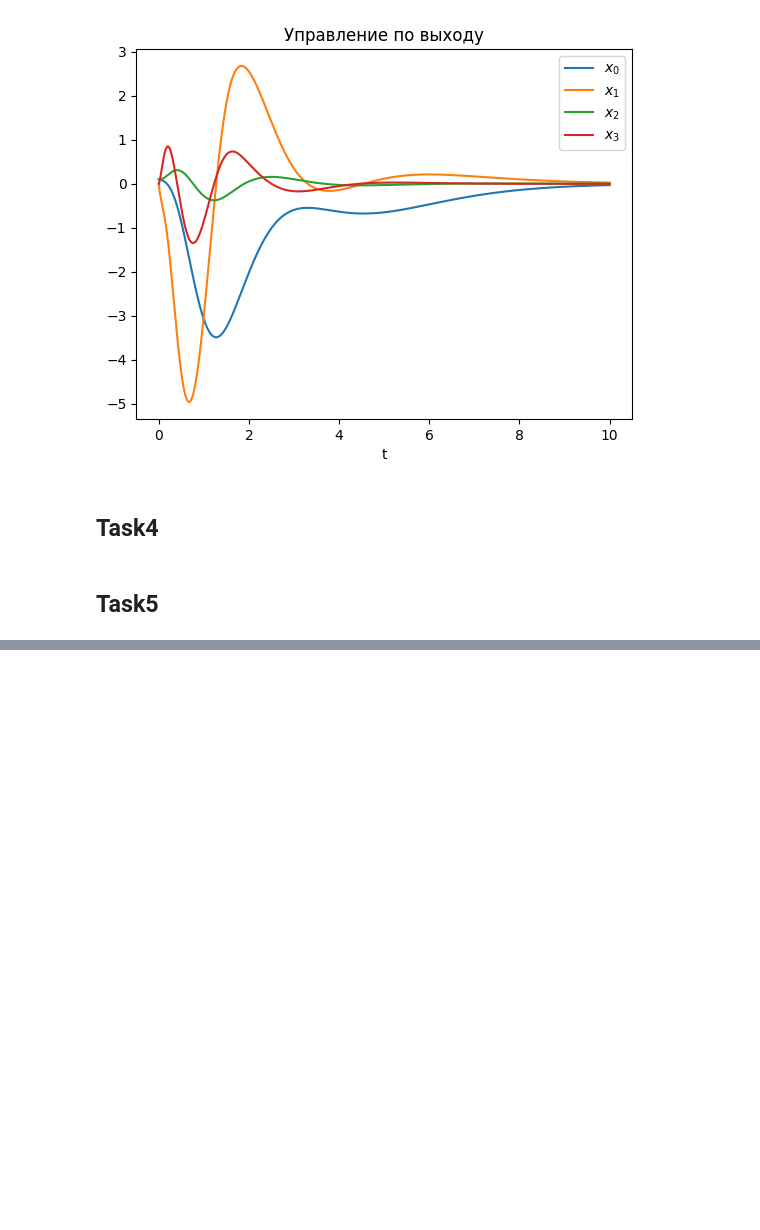
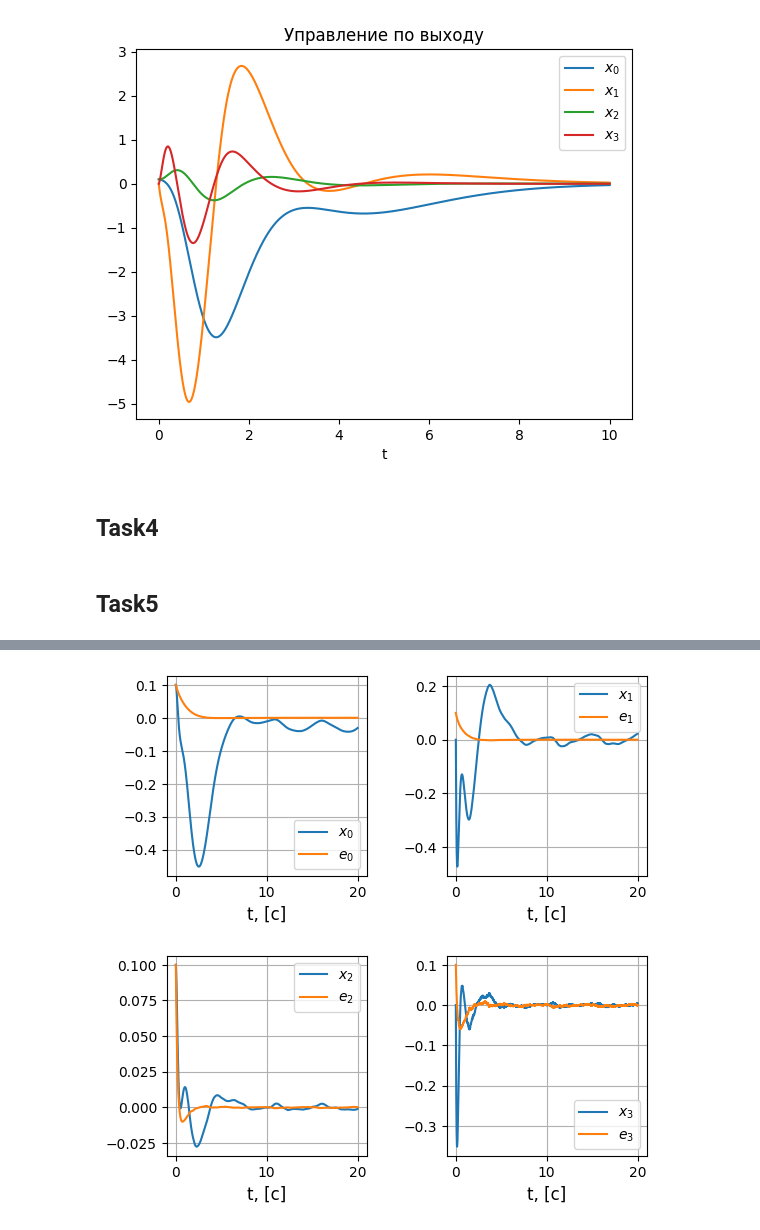
Before and after one commit to lalayants/control-theory-itmo-2023-2024, a Jupyter notebook: project/project.ipynb, the cells around one changed output, grey strips where cells are left out. Saved outputs shown, nothing was run; the diff lists cells and outputs as text; code cells hidden in the pictures; blank space fills up the shorter version.

```diff
--- a/project/project.ipynb
+++ b/project/project.ipynb
@@ -558,0 +743,19 @@ eig(A+BK) = [-14.54+0.j  -2.42+1.j  -2.42-1.j  -1.01+0.j]
+# %%
+x0 = np.array([0.1, 0, 0.1, 0])
+std_q, std_r = [0.01] * 4, [0.01] * 2
+L = -generate_Kalman(A, C, std_q, std_r)
+print(f'\[Q = {std_q[0]}; R = {std_r[0]}; L = {a2l.to_ltx(L, print_out=False)}\]')
+print(f'\[spec(A+LC) = {a2l.to_ltx(np.linalg.eigvals(A + L @ C), print_out=False)}\]')
+
+
+Q = np.diag(np.ones((A.shape[0]))) * 1
+R = np.diag(np.ones((B.shape[1]))) * 1
+K, S, E = control.lqr(A, B, Q, R)
+K = -K
+print(f'\[Q = {1}; R = {1}; K= {a2l.to_ltx(K, print_out=False)}\]')
+print(f'\[spec(A + BK) = {a2l.to_ltx(E, print_out=False)}\]')
+
+ss_non_lin_LQG = control.NonlinearIOSystem(up_func_LQG, params={"L": L, "C": C, "D": D, "std_f": std_q[0], 'K': K})
+ss_non_lin_LQG.set_inputs(2)
+
+resp_non_lin_LQG= control.input_output_response(ss_non_lin_LQG, T=ts, X0=np.hstack((x0, x0 + 0.1)), U=np.zeros((2, len(ts))))
@@ -558,0 +780,16 @@ eig(A+BK) = [-14.54+0.j  -2.42+1.j  -2.42-1.j  -1.01+0.j]
+# %%
+fig, axs = plt.subplots(2, 2, figsize=(6, 6))
+plt.subplots_adjust(left=0.1, bottom=0.1, right=0.9, top=0.9, wspace=0.4,hspace=0.4)
+
+for i, state in enumerate(resp.states[:4]):
+        axs[i//2, i%2].plot(ts, resp_non_lin_LQG.states[i], label=f'$ x_{i} $')
+        axs[i//2, i%2].plot(ts, resp_non_lin_LQG.states[i + 4] - resp_non_lin_LQG.states[i], label=f'$ e_{i} $')
+
+for i in range(4):
+    axs[i//2, i%2].set_xlabel(f"t, [c]", fontsize=12)
+#     axs[i//2, i%2].set_title(f"$x_{i} = x_{i}(t)$", fontsize=12)
+    axs[i//2, i%2].grid(True)
+    axs[i//2, i%2].legend()
+plt.savefig(f'{SAVE_PATH}/task5_LQG_non_lin.jpg')
+# %% [output]
+[figure, added]
```
Also changed, not shown: parts of 12 cells of this notebook, 4 other files.
